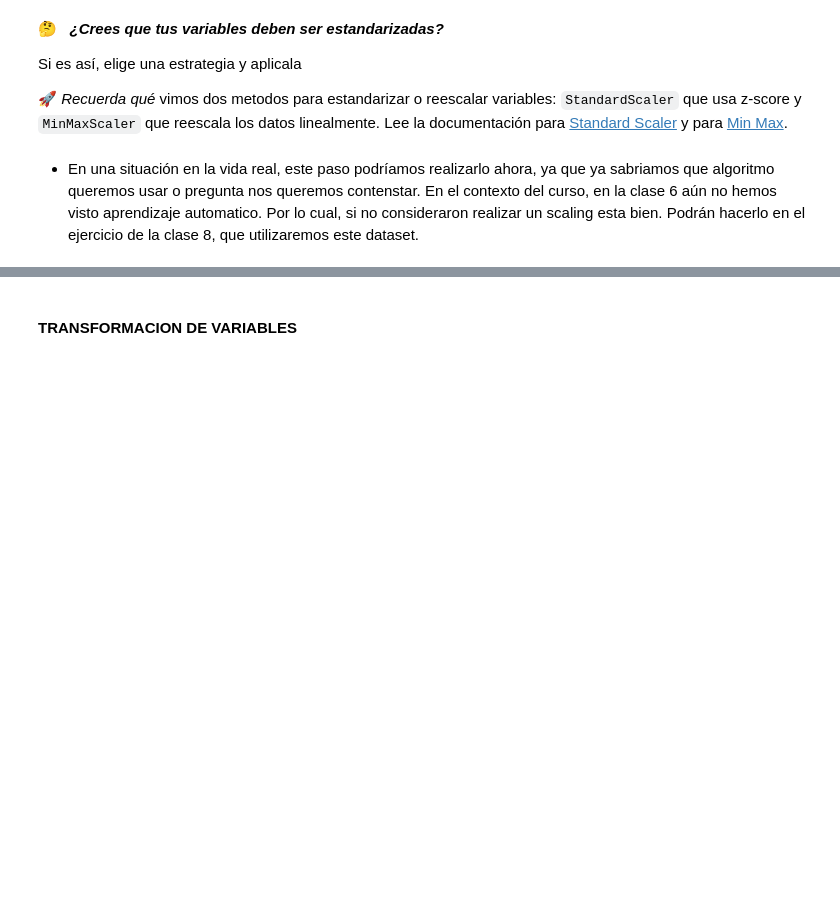
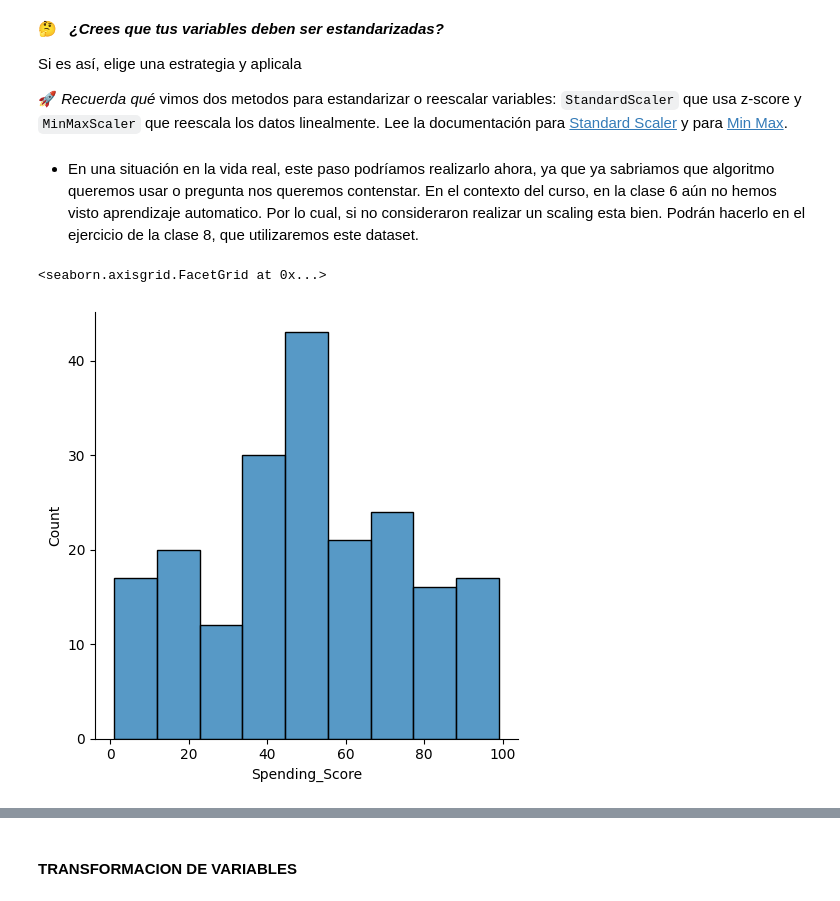
Before and after one commit to antonellafontanetto/DataScience, a Jupyter notebook: Notebook_13.ipynb, the cells around one changed output, grey strips where cells are left out. Cells and saved outputs as stored; diff of their text form; code cells hidden in the pictures; blank space fills up the shorter version.

```diff
--- a/Notebook_13.ipynb
+++ b/Notebook_13.ipynb
@@ -12,0 +18,3 @@ Una vez que visualizamos y exploramos el dataset tenemos una idea de como lucen
+# %%
+datos=pd.read_csv('/content/Thu Hà Trần - Mall_Customers.csv')
+print(datos)
@@ -16,0 +42,3 @@ Una vez que visualizamos y exploramos el dataset tenemos una idea de como lucen
+# %%
+datos.rename(columns={'Spending Score (1-100)':'Spending_Score', 'Annual Income (k$)':'Annual_Income'}, inplace=True)
+datos
@@ -26,0 +71,5 @@ Si es así, elige una estrategia y aplicala
+# %%
+sns.displot(datos['Spending_Score'])
+# %% [output]
+<seaborn.axisgrid.FacetGrid at 0x...>
+[figure, added]
```
Also changed, not shown: parts of 15 cells of this notebook.
